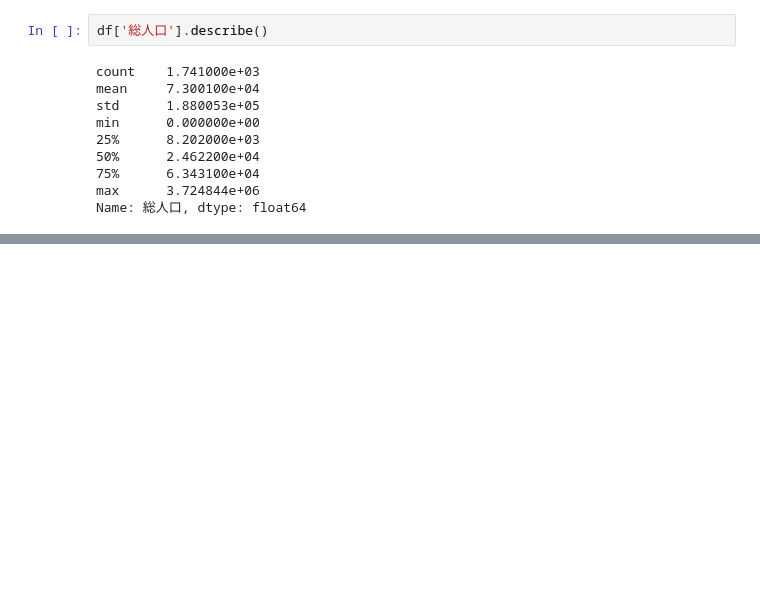
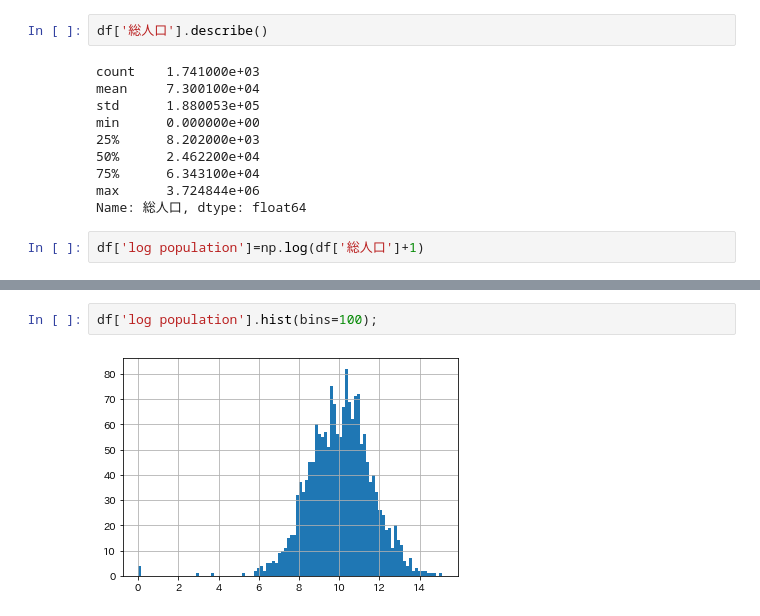
Before and after one commit to UTDataMining/2022A, a Jupyter notebook: lab2/lab2.ipynb, the cells around one changed output, grey strips where cells are left out. Saved outputs shown, nothing was run; the diff lists cells and outputs as text; blank space fills up the shorter version.

```diff
--- a/lab2/lab2.ipynb
+++ b/lab2/lab2.ipynb
@@ -95,3 +90,5 @@ min      0.000000e+00
 75%      6.343100e+04
 max      3.724844e+06
 Name: 総人口, dtype: float64
+# %%
+df['log population']=np.log(df['総人口']+1)
@@ -97,0 +107,4 @@ Name: 総人口, dtype: float64
+# %%
+df['log population'].hist(bins=100);
+# %% [output]
+[figure, added]
```
Also changed, not shown: parts of 6 cells of this notebook.
